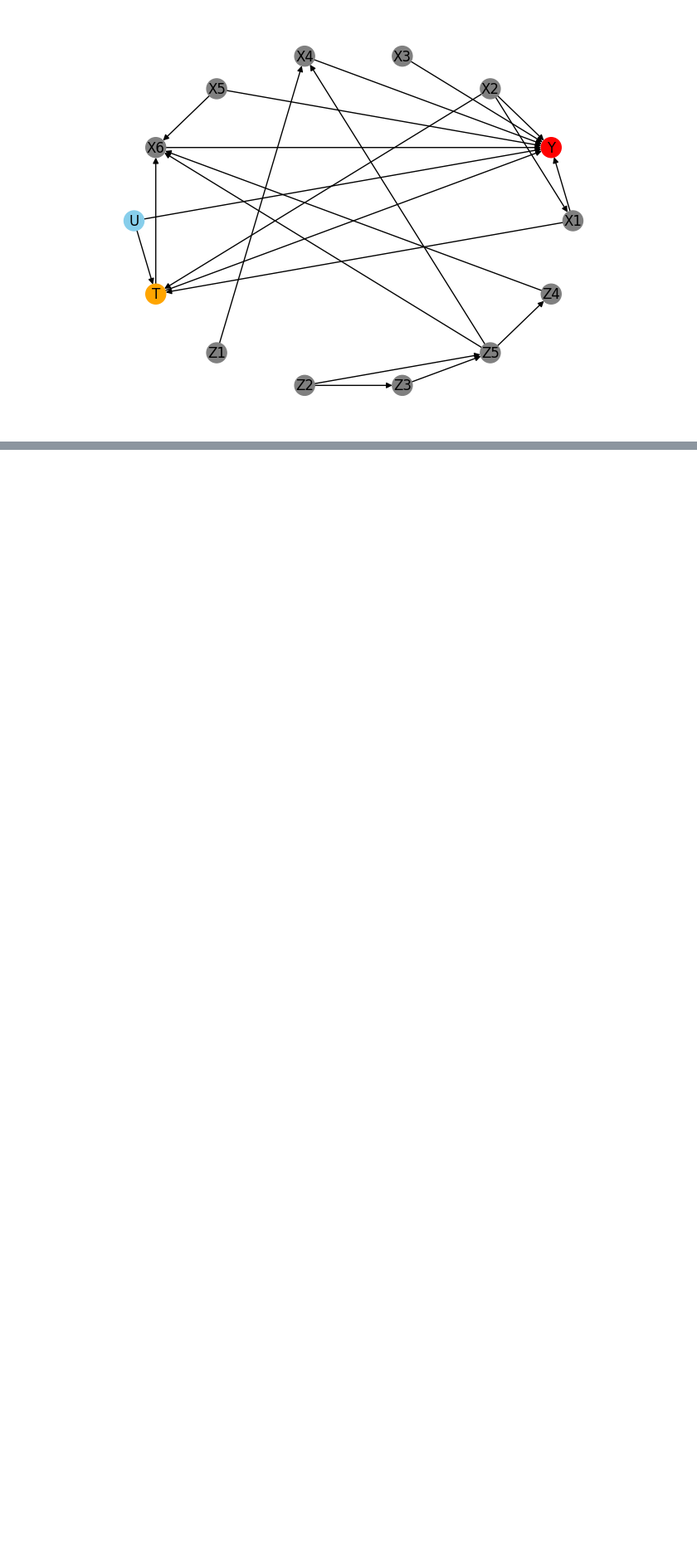
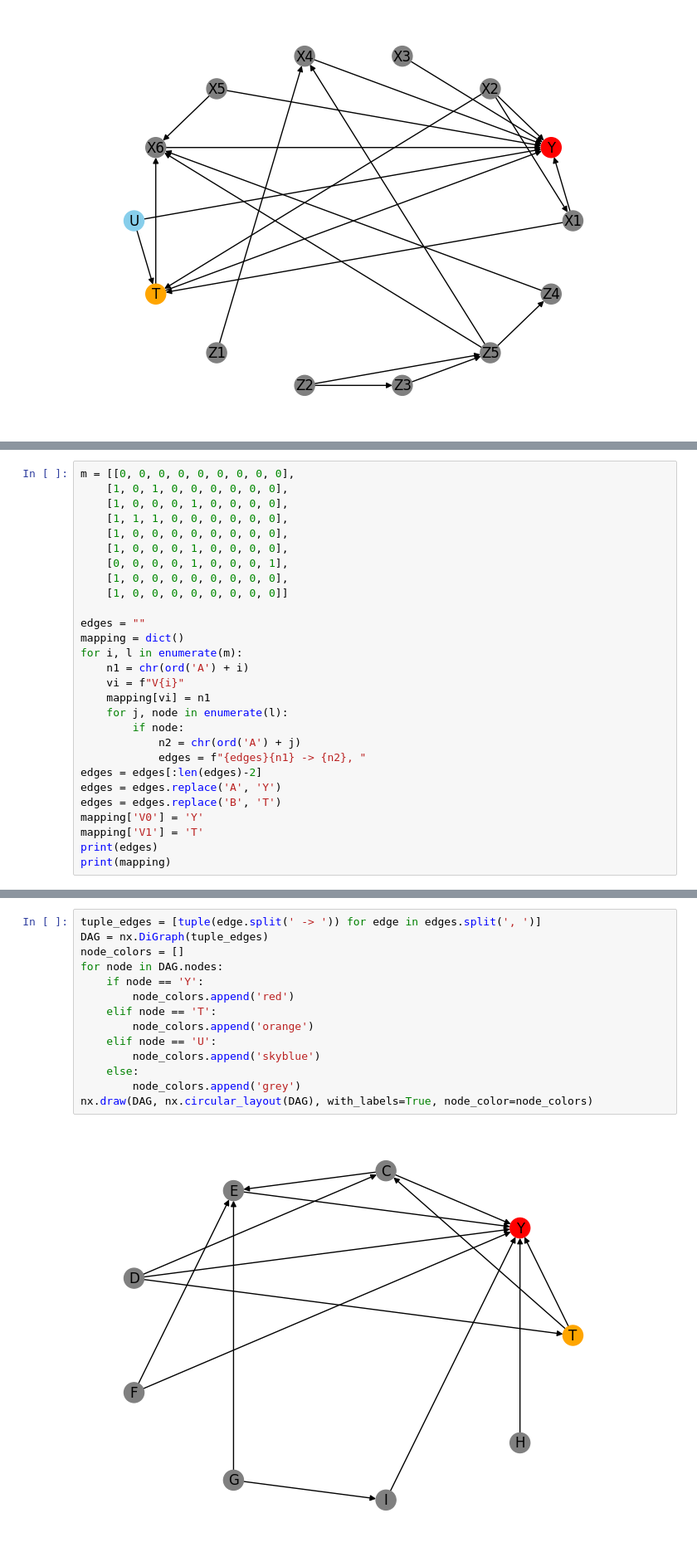
Before and after one commit to Causal-Inference-Group-C4AI/tests, a Jupyter notebook: dowhy/notebooks/practical_model.ipynb, the cells around one changed output, grey strips where cells are left out. Shown: that part at 83% size. Drawn from its saved outputs; the diff is of its cells as text; blank space fills up the shorter version.

Commit message:
Add graph for itaú

```diff
--- a/dowhy/notebooks/practical_model.ipynb
+++ b/dowhy/notebooks/practical_model.ipynb
@@ -35,0 +39,28 @@ nx.draw(DAG, nx.circular_layout(DAG), with_labels=True, node_color=node_colors)
+# %%
+m = [[0, 0, 0, 0, 0, 0, 0, 0, 0],
+    [1, 0, 1, 0, 0, 0, 0, 0, 0],
+    [1, 0, 0, 0, 1, 0, 0, 0, 0],
+    [1, 1, 1, 0, 0, 0, 0, 0, 0],
+    [1, 0, 0, 0, 0, 0, 0, 0, 0],
+    [1, 0, 0, 0, 1, 0, 0, 0, 0],
+    [0, 0, 0, 0, 1, 0, 0, 0, 1],
+    [1, 0, 0, 0, 0, 0, 0, 0, 0],
+    [1, 0, 0, 0, 0, 0, 0, 0, 0]]
+
+edges = ""
+mapping = dict()
+for i, l in enumerate(m):
+    n1 = chr(ord('A') + i)
+    vi = f"V{i}"
+    mapping[vi] = n1
+    for j, node in enumerate(l):
+        if node:
+            n2 = chr(ord('A') + j)
+            edges = f"{edges}{n1} -> {n2}, "
+edges = edges[:len(edges)-2]
+edges = edges.replace('A', 'Y')
+edges = edges.replace('B', 'T')
+mapping['V0'] = 'Y'
+mapping['V1'] = 'T'
+print(edges)
+print(mapping)
@@ -35,0 +70,16 @@ nx.draw(DAG, nx.circular_layout(DAG), with_labels=True, node_color=node_colors)
+# %%
+tuple_edges = [tuple(edge.split(' -> ')) for edge in edges.split(', ')]
+DAG = nx.DiGraph(tuple_edges)
+node_colors = []
+for node in DAG.nodes:
+    if node == 'Y':
+        node_colors.append('red')
+    elif node == 'T':
+        node_colors.append('orange')
+    elif node == 'U':
+        node_colors.append('skyblue')
+    else:
+        node_colors.append('grey')
+nx.draw(DAG, nx.circular_layout(DAG), with_labels=True, node_color=node_colors)
+# %% [output]
+[figure, added]
```
Also changed, not shown: parts of 2 cells of this notebook.
